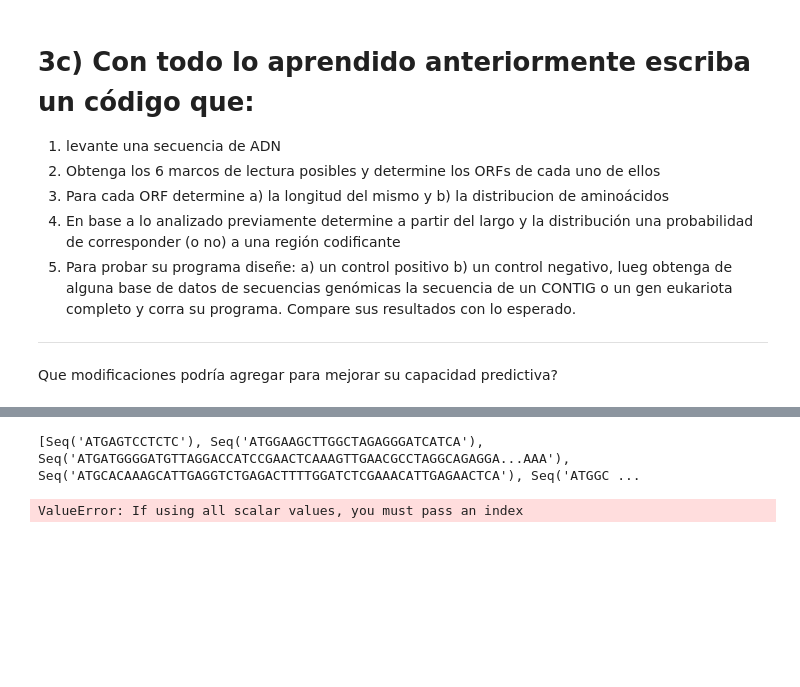
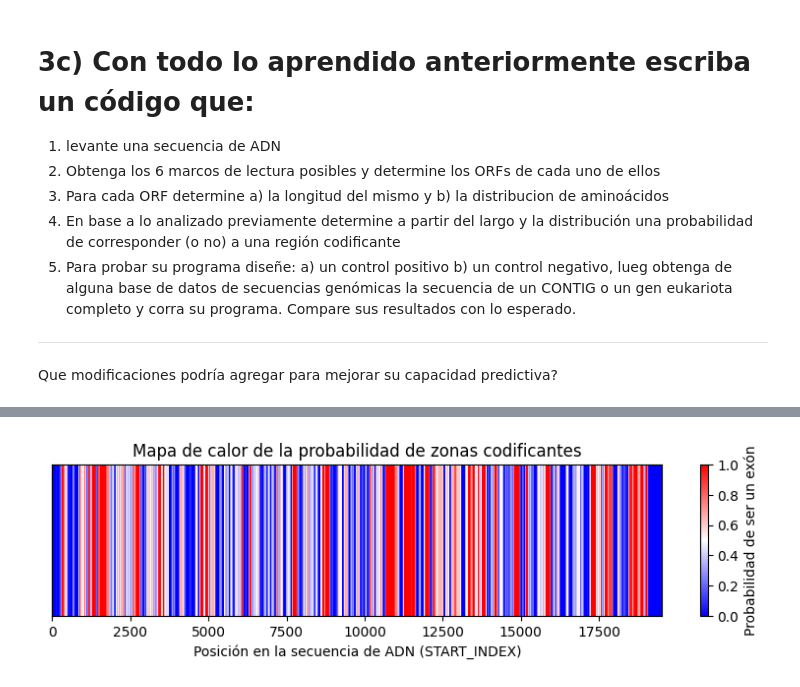
Before and after one commit to agusscarmu/Advanced_Bioinformatic, a Jupyter notebook: TP1.ipynb, the cells around one changed output, grey strips where cells are left out. Saved outputs shown, nothing was run; the diff lists cells and outputs as text; code cells hidden in the pictures; blank space fills up the shorter version.

```diff
--- a/TP1.ipynb
+++ b/TP1.ipynb
@@ -680,6 +685,4 @@ CTCAAAAGTCTAGAGCCACCGTCCAGGGAGCAGGTAGCTGCTGGGCTCCGGGGACACTTTGCGTTCGGGCTGGGAGCGTG
 # %%
-from Bio import Seq
-
 def obtain_all_open_reading_frames(sequence):
     start_codon = "ATG"
     end_codons = ["TAA", "TAG", "TGA"]
@@ -697,39 +700,63 @@ def obtain_all_open_reading_frames(sequence):
     for reading_frame in all_rf:
         sequence_of_orf = ""
         current_in_orf = False
+        start_index = 0
+        end_index = 0
         for i in range(0, len(reading_frame) - 3, 3):
             codon = reading_frame[i:i + 3]
             if not current_in_orf:
                 if codon == start_codon:
                     current_in_orf = True
                     sequence_of_orf = codon
+                    start_index = i
             else:
                 if codon in end_codons:
-                    all_orf.append(sequence_of_orf)
+                    end_index = i
+                    current_orf = Orf(sequence_of_orf, start_index, end_index)
+                    all_orf.append(current_orf)
+                    start_index = i
                     sequence_of_orf = ""
                     current_in_orf = False
                 else:
                     sequence_of_orf += reading_frame[i:i + 3]
 
     return all_orf
-
-all_reading_frames = obtain_all_open_reading_frames(my_seq)
-print(all_reading_frames)
-# %% [output]
-[Seq('ATGAGTCCTCTC'), Seq('ATGGAAGCTTGGCTAGAGGGATCATCA'), Seq('ATGATGGGGATGTTAGGACCATCCGAACTCAAAGTTGAACGCCTAGGCAGAGGA...AAA'), Seq('ATGCACAAAGCATTGAGGTCTGAGACTTTTGGATCTCGAAACATTGAGAACTCA'), Seq('ATGGC ...
 # %%
-import pandas as pd
+def obtain_orfs(f, graphic=False):
+    sequence = read_dna_file(f)
+    all_reading_frames = obtain_all_open_reading_frames(sequence)
+    my_df = pd.DataFrame({
+        'START_INDEX': [orf.start_index for orf in all_reading_frames],
+        'END_INDEX': [orf.end_index for orf in all_reading_frames],
+        'ORF': [''.join(orf.seq) for orf in all_reading_frames],
+        'SIZE': [orf.size for orf in all_reading_frames],
+        'DISTRIBUTION': [orf.b_distr for orf in all_reading_frames],
+        'EXON': [orf.exon_probability for orf in all_reading_frames]
+    })
 
-def probability_of_exon(base_distribution):
-    bd = pd.DataFrame(base_distribution, columns=["A", "T", "G", "C"])
-    print(bd)
+    if graphic:
+        max_index = my_df['START_INDEX'].max() + my_df['SIZE'].max()
+        heatmap = np.zeros(max_index)
 
+        # Llenar el array de mapa de calor con las probabilidades de exón
+        for _, row in my_df.iterrows():
+            start = row['START_INDEX']
+            size = row['SIZE']
+            exon = row['EXON']
+            heatmap[start:start + size] = exon
 
+        # Graficar el mapa de calor
+        plt.figure(figsize=(10, 2))
+        plt.imshow(heatmap[np.newaxis, :], cmap='bwr', aspect='auto')
+        plt.colorbar(label='Probabilidad de ser un exón')
+        plt.xlabel('Posición en la secuencia de ADN (START_INDEX)')
+        plt.title('Mapa de calor de la probabilidad de zonas codificantes')
+        plt.yticks([])  # Ocultar el eje y ya que no es relevante en este caso
 
-my_df = pd.DataFrame({
-    'ORF': [''.join(orf) for orf in all_reading_frames],
-    'SIZE': [len(orf) for orf in all_reading_frames],
-    'DISTRIBUTION': [base_distribution(orf) for orf in all_reading_frames]
-})
+        plt.show()
+    return my_df
+
+file = "./documents/TP53.fna"
+my_orfs = obtain_orfs(file, graphic=True)
 # %% [output]
-ValueError: If using all scalar values, you must pass an index
+[figure, added]
```
Also changed, not shown: parts of 20 cells of this notebook.
